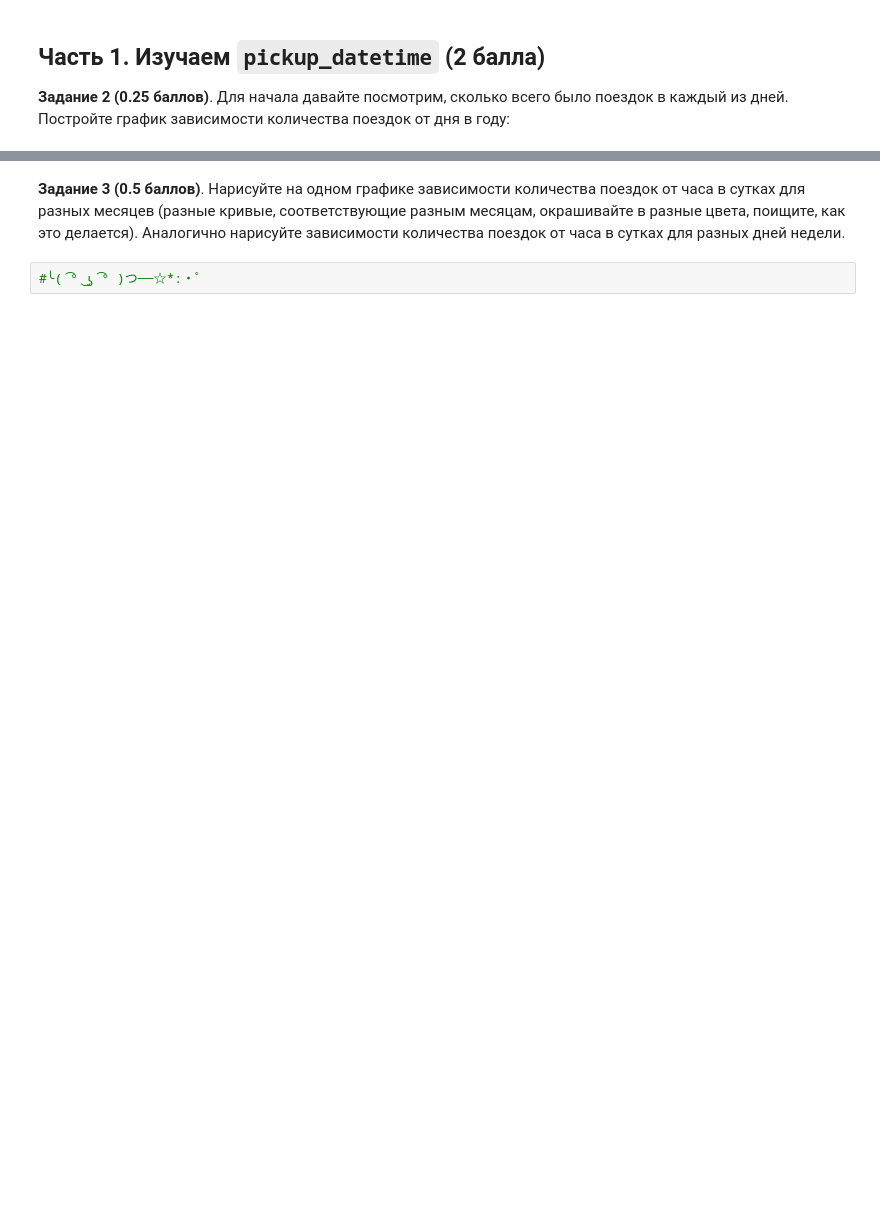
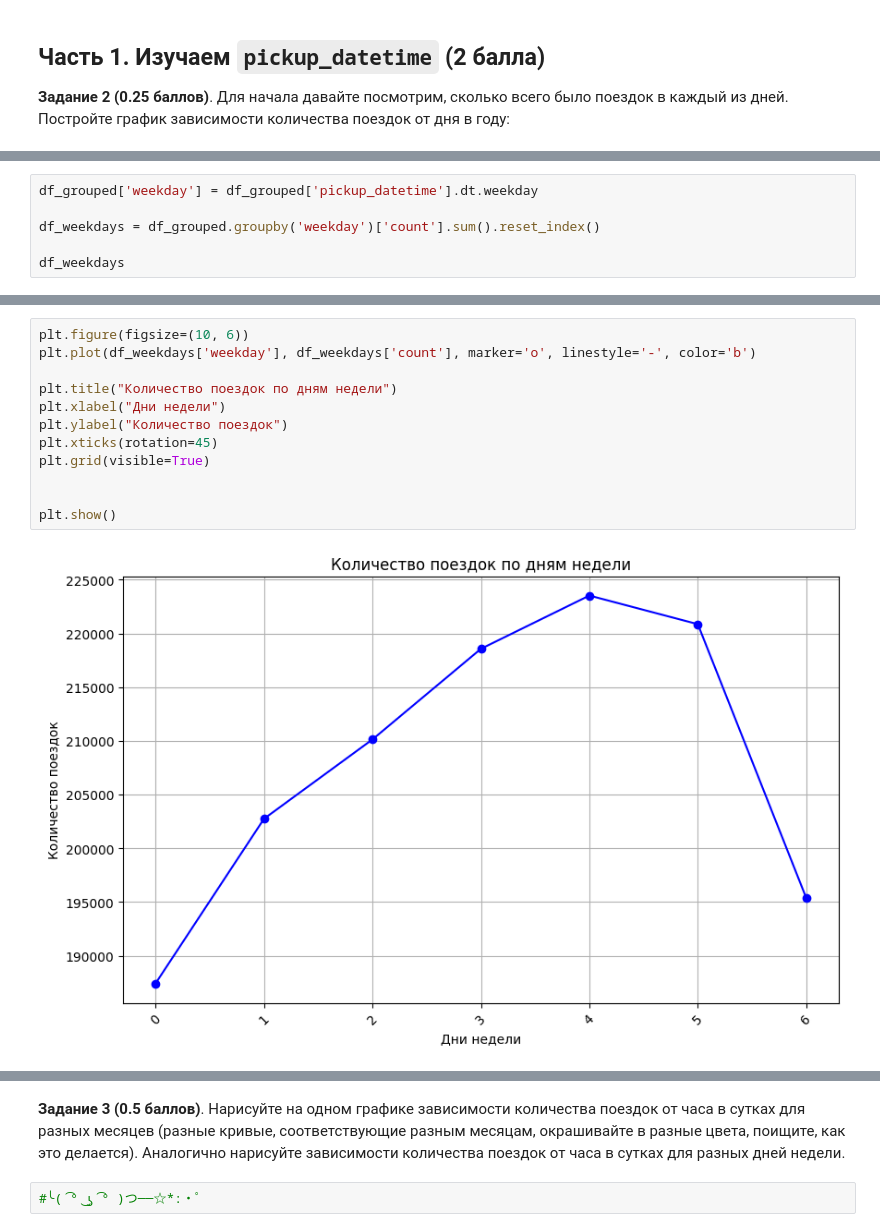
Before and after one commit to AndreiPolischuk/ML_HOMEWORKS, a Jupyter notebook: HW2/homework_practice_02_linregr-Полищук.ipynb, the cells around one changed output, grey strips where cells are left out. Saved outputs shown, nothing was run; the diff lists cells and outputs as text; blank space fills up the shorter version.

```diff
--- a/HW2/homework_practice_02_linregr-Полищук.ipynb
+++ b/HW2/homework_practice_02_linregr-Полищук.ipynb
@@ -182,0 +256,6 @@ assert np.allclose(rmsle_best_const, 0.79575, 1e-4)
+# %%
+df_grouped['weekday'] = df_grouped['pickup_datetime'].dt.weekday
+
+df_weekdays = df_grouped.groupby('weekday')['count'].sum().reset_index()
+
+df_weekdays
@@ -182,0 +271,14 @@ assert np.allclose(rmsle_best_const, 0.79575, 1e-4)
+# %%
+plt.figure(figsize=(10, 6))
+plt.plot(df_weekdays['weekday'], df_weekdays['count'], marker='o', linestyle='-', color='b')
+
+plt.title("Количество поездок по дням недели")
+plt.xlabel("Дни недели")
+plt.ylabel("Количество поездок")
+plt.xticks(rotation=45)
+plt.grid(visible=True)
+
+
+plt.show()
+# %% [output]
+[figure, added]
```
Also changed, not shown: parts of 17 cells of this notebook.
